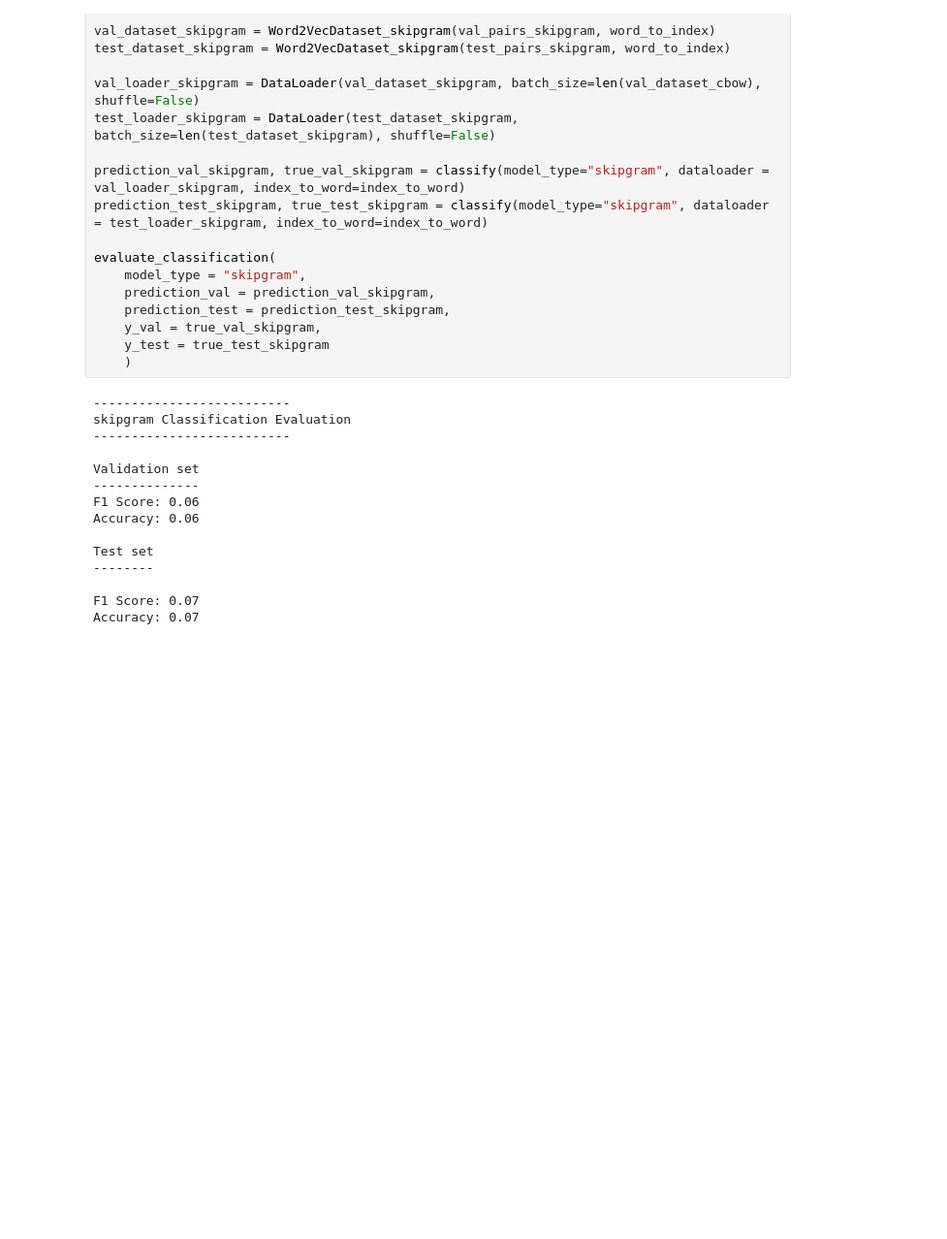
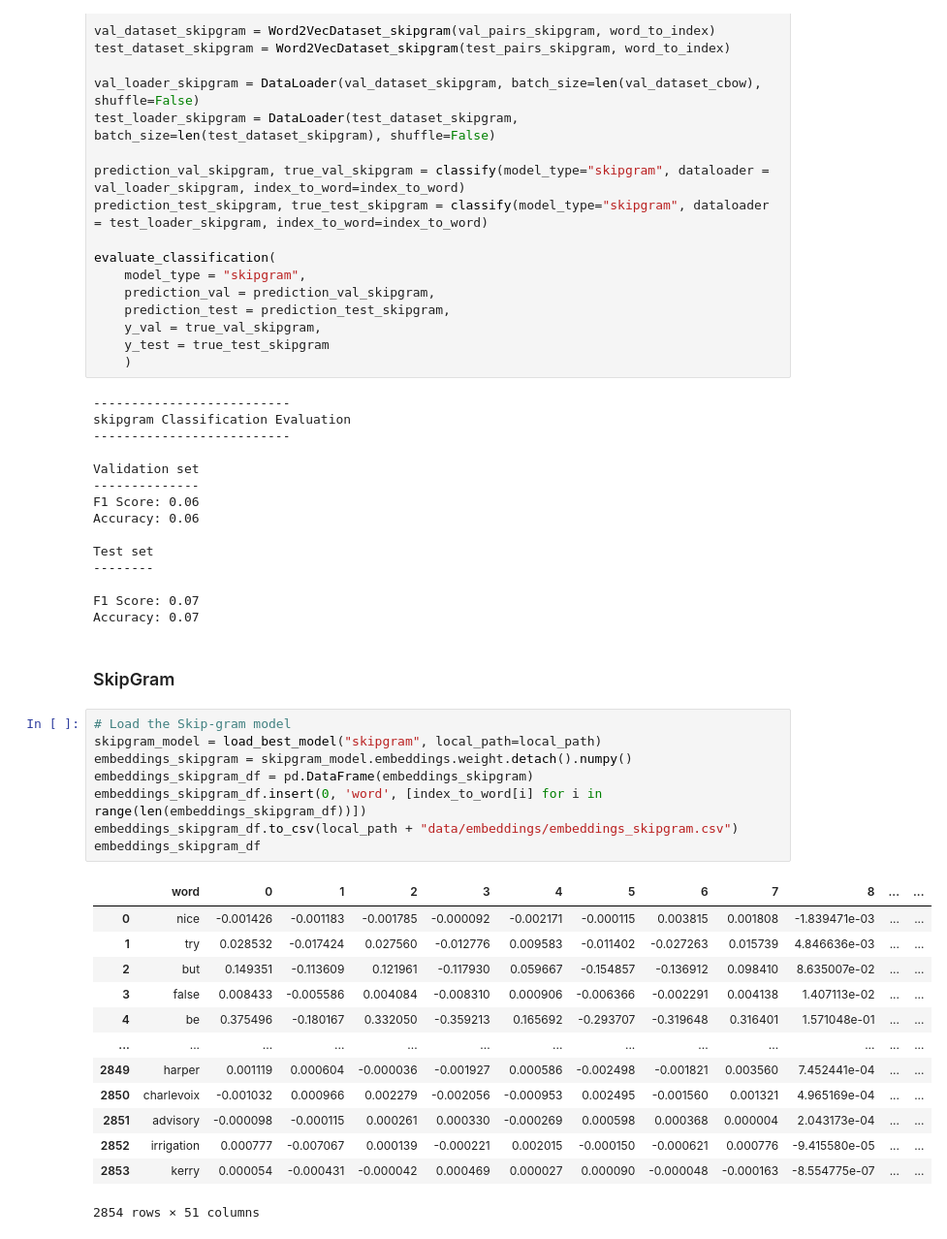
Before and after one commit to tobiaswtzl/dlss-project24, a Jupyter notebook: code/train_models.ipynb, the cells around one changed output. Shown at 97% size. Saved outputs shown, nothing was run; the diff lists cells and outputs as text; blank space fills up the shorter version.

```diff
--- a/code/train_models.ipynb
+++ b/code/train_models.ipynb
@@ -1074,3 +1113,27 @@ Test set
 
 F1 Score: 0.07
 Accuracy: 0.07
+# %% [markdown]
+### SkipGram
+# %%
+# Load the Skip-gram model
+skipgram_model = load_best_model("skipgram", local_path=local_path)
+embeddings_skipgram = skipgram_model.embeddings.weight.detach().numpy()
+embeddings_skipgram_df = pd.DataFrame(embeddings_skipgram)
+embeddings_skipgram_df.insert(0, 'word', [index_to_word[i] for i in range(len(embeddings_skipgram_df))])
+embeddings_skipgram_df.to_csv(local_path + "data/embeddings/embeddings_skipgram.csv")
+embeddings_skipgram_df
+# %% [output]
+|  | word | 0 | 1 | 2 | 3 | 4 | 5 | 6 | 7 | 8 | ... | ... |
+| 0 | nice | -0.001426 | -0.001183 | -0.001785 | -0.000092 | -0.002171 | -0.000115 | 0.003815 | 0.001808 | -1.839471e-03 | ... | ... |
+| 1 | try | 0.028532 | -0.017424 | 0.027560 | -0.012776 | 0.009583 | -0.011402 | -0.027263 | 0.015739 | 4.846636e-03 | ... | ... |
+| 2 | but | 0.149351 | -0.113609 | 0.121961 | -0.117930 | 0.059667 | -0.154857 | -0.136912 | 0.098410 | 8.635007e-02 | ... | ... |
+| 3 | false | 0.008433 | -0.005586 | 0.004084 | -0.008310 | 0.000906 | -0.006366 | -0.002291 | 0.004138 | 1.407113e-02 | ... | ... |
+| 4 | be | 0.375496 | -0.180167 | 0.332050 | -0.359213 | 0.165692 | -0.293707 | -0.319648 | 0.316401 | 1.571048e-01 | ... | ... |
+| ... | ... | ... | ... | ... | ... | ... | ... | ... | ... | ... | ... | ... |
+| 2849 | harper | 0.001119 | 0.000604 | -0.000036 | -0.001927 | 0.000586 | -0.002498 | -0.001821 | 0.003560 | 7.452441e-04 | ... | ... |
+| 2850 | charlevoix | -0.001032 | 0.000966 | 0.002279 | -0.002056 | -0.000953 | 0.002495 | -0.001560 | 0.001321 | 4.965169e-04 | ... | ... |
+| 2851 | advisory | -0.000098 | -0.000115 | 0.000261 | 0.000330 | -0.000269 | 0.000598 | 0.000368 | 0.000004 | 2.043173e-04 | ... | ... |
+| 2852 | irrigation | 0.000777 | -0.007067 | 0.000139 | -0.000221 | 0.002015 | -0.000150 | -0.000621 | 0.000776 | -9.415580e-05 | ... | ... |
+| 2853 | kerry | 0.000054 | -0.000431 | -0.000042 | 0.000469 | 0.000027 | 0.000090 | -0.000048 | -0.000163 | -8.554775e-07 | ... | ... |
+2854 rows × 51 columns
```
Also changed, not shown: parts of 10 cells of this notebook, 3 other files.
